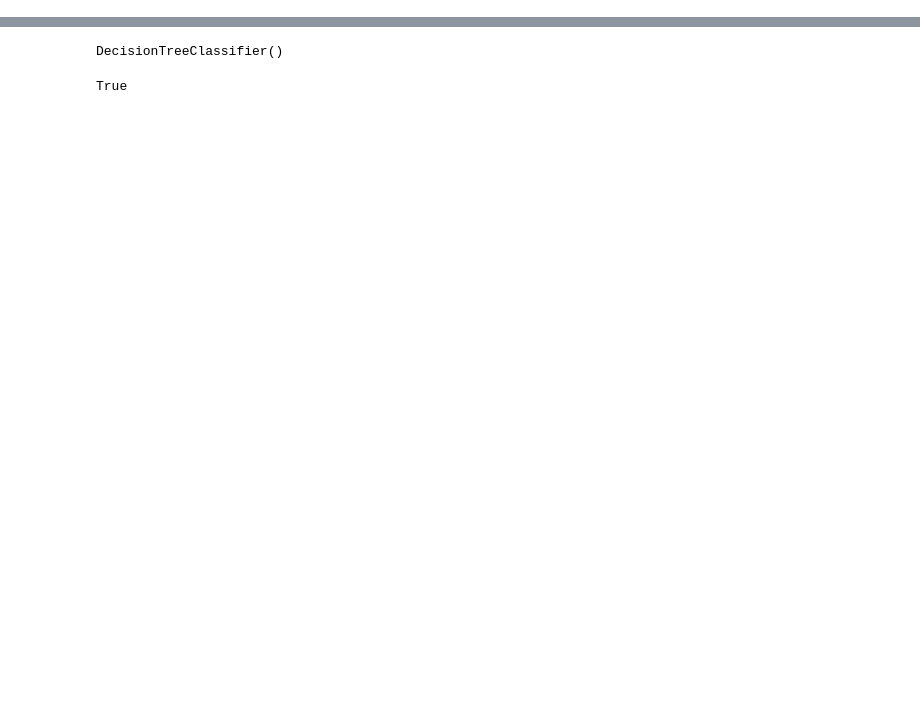
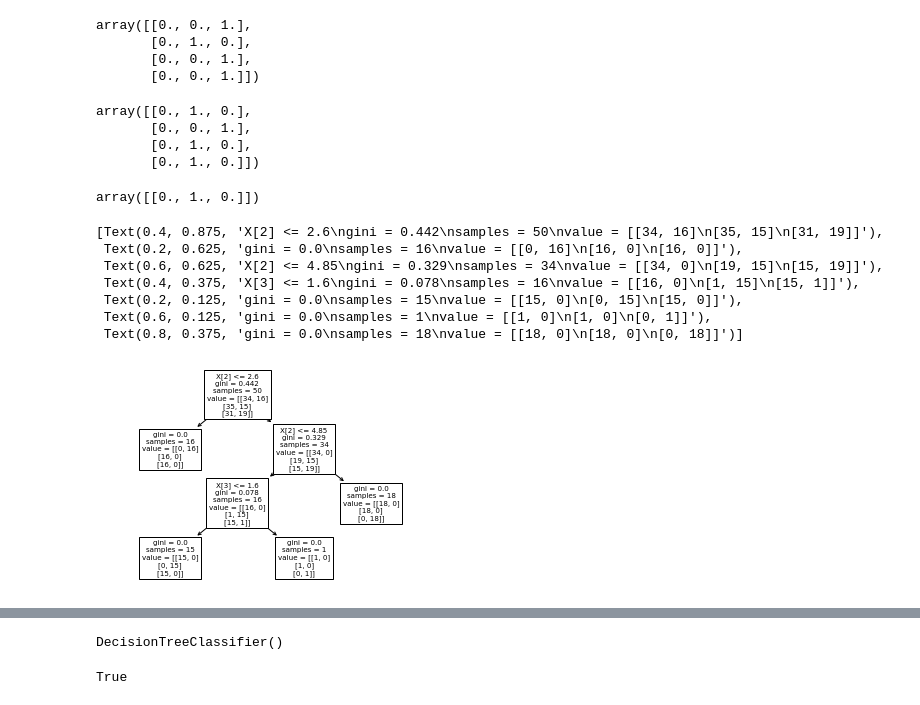
Before and after one commit to th3ed/SPORBoost, a Jupyter notebook: RF.ipynb, the cells around one changed output, grey strips where cells are left out. Saved outputs shown, nothing was run; the diff lists cells and outputs as text; code cells hidden in the pictures; blank space fills up the shorter version.

```diff
--- a/RF.ipynb
+++ b/RF.ipynb
@@ -17,3 +17,24 @@ np.random.seed(1234)
 # Preprocessing
 y = onehot_encode(y)
 X, y = shuffle(X, y)
+# %%
+import numpy as np
+from numba import njit
+from sporgboost.utils import row_mean
+
+@njit(cache=True)
+def pca(X):
+    # Step 1: Center data
+    X_ = X - row_mean(X)
+
+    # Get SVD decomposition for eigenvalues/vectors
+    U, _, V = np.linalg.svd(X_, full_matrices=False)
+
+    # SVD flip method
+    max_abs_cols = np.argmax(np.abs(U), axis=0).astype('int')
+    signs = np.sign(np.diag(U[max_abs_cols, :]))
+    U *= signs
+    V *= signs.reshape((-1, 1))
+    return V.T
+
+pca(X)
@@ -19,0 +59,6 @@ X, y = shuffle(X, y)
+# %%
+from sklearn.decomposition import PCA
+
+model_sklearn = PCA(svd_solver='full')
+model_sklearn.fit(X)
+model_sklearn.components_
@@ -19,0 +70,15 @@ X, y = shuffle(X, y)
+# %%
+def test_pca_sklearn(X):
+    V = pca(X)
+
+    model_sklearn = PCA(svd_solver='full')
+    model_sklearn.fit(X)
+
+    X_pca = (X - X.mean(axis=0)) @ V.T
+
+    # Weights can be flipped based on the SVD engine, flip
+    # signs and check
+    X_pca_sklearn =  model_sklearn.transform(X)
+    return np.all(np.abs(X_pca - X_pca_sklearn) < 1e-8)
+
+test_pca_sklearn(X)
@@ -19,0 +141,30 @@ X, y = shuffle(X, y)
+# %%
+model_sklearn.predict(X_test[[31,54,84,94]])
+# %% [output]
+array([[0., 0., 1.],
+       [0., 1., 0.],
+       [0., 0., 1.],
+       [0., 0., 1.]])
+# %%
+model_aa.predict(X_test[[31,54,84,94]])
+# %% [output]
+array([[0., 1., 0.],
+       [0., 0., 1.],
+       [0., 1., 0.],
+       [0., 1., 0.]])
+# %%
+model_aa.tree.right.left.right.value
+# %% [output]
+array([[0., 1., 0.]])
+# %%
+from sklearn import tree
+tree.plot_tree(model_sklearn)
+# %% [output]
+[Text(0.4, 0.875, 'X[2] <= 2.6\ngini = 0.442\nsamples = 50\nvalue = [[34, 16]\n[35, 15]\n[31, 19]]'),
+ Text(0.2, 0.625, 'gini = 0.0\nsamples = 16\nvalue = [[0, 16]\n[16, 0]\n[16, 0]]'),
+ Text(0.6, 0.625, 'X[2] <= 4.85\ngini = 0.329\nsamples = 34\nvalue = [[34, 0]\n[19, 15]\n[15, 19]]'),
+ Text(0.4, 0.375, 'X[3] <= 1.6\ngini = 0.078\nsamples = 16\nvalue = [[16, 0]\n[1, 15]\n[15, 1]]'),
+ Text(0.2, 0.125, 'gini = 0.0\nsamples = 15\nvalue = [[15, 0]\n[0, 15]\n[15, 0]]'),
+ Text(0.6, 0.125, 'gini = 0.0\nsamples = 1\nvalue = [[1, 0]\n[1, 0]\n[0, 1]]'),
+ Text(0.8, 0.375, 'gini = 0.0\nsamples = 18\nvalue = [[18, 0]\n[18, 0]\n[0, 18]]')]
+[figure, added]
```
Also changed, not shown: parts of 13 cells of this notebook, 3 other files.
